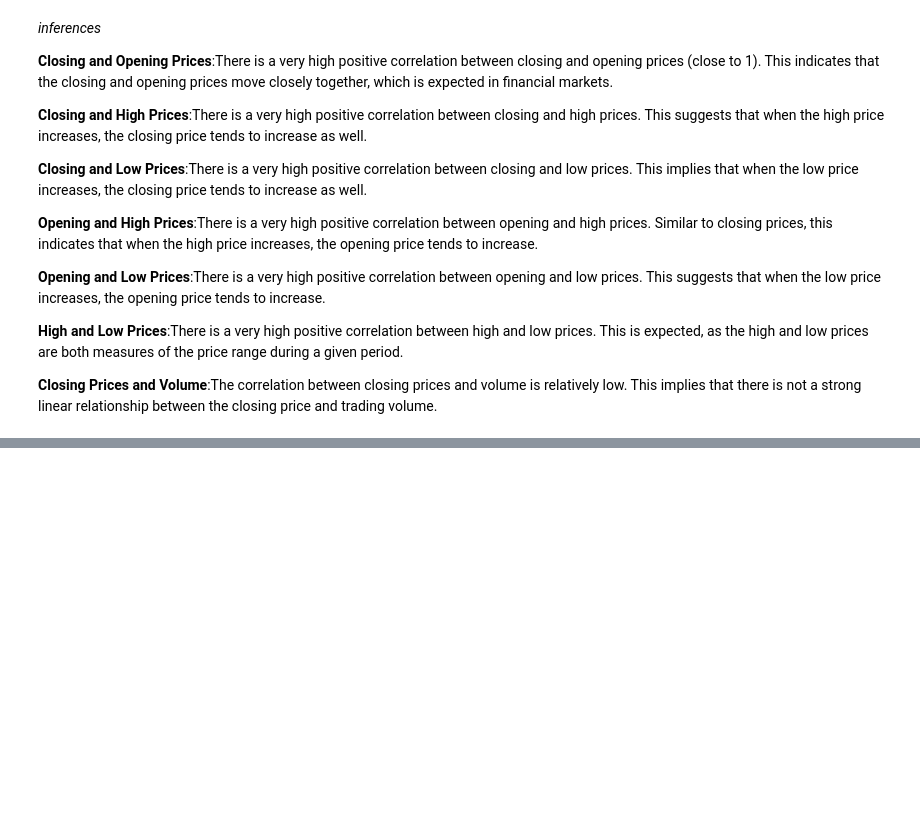
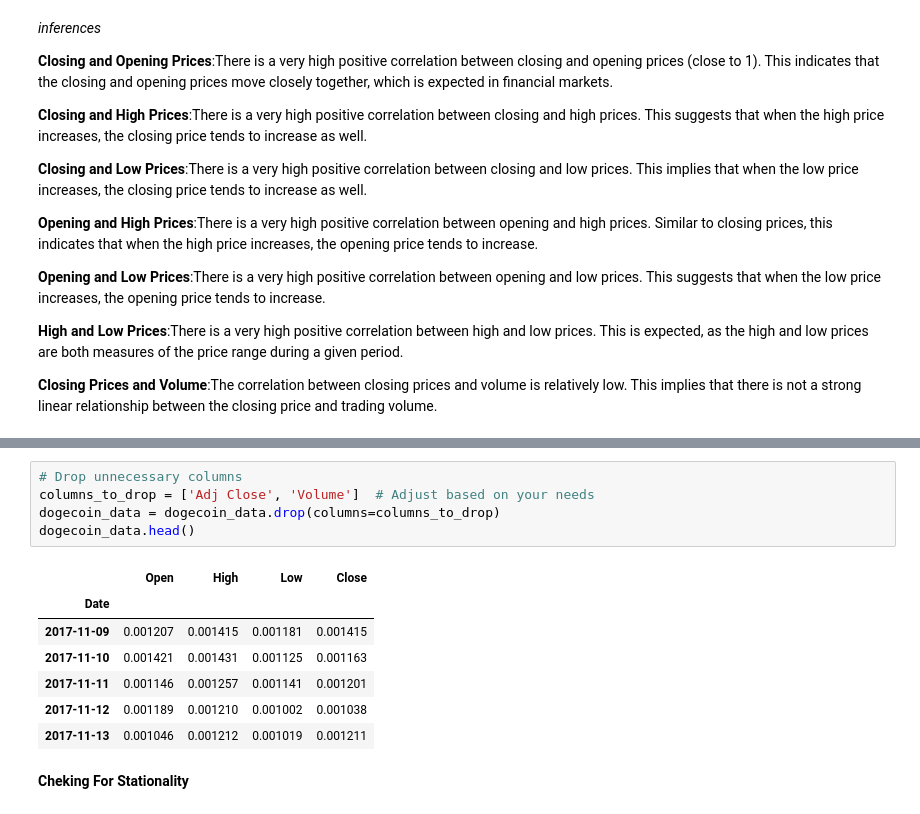
Before and after one commit to paulmachau/Dogecion-Historical-Prices, a Jupyter notebook: Dogecoin_price_prediction_LSTM.ipynb, the cells around one changed output, grey strips where cells are left out. Saved outputs shown, nothing was run; the diff lists cells and outputs as text; blank space fills up the shorter version.

```diff
--- a/Dogecoin_price_prediction_LSTM.ipynb
+++ b/Dogecoin_price_prediction_LSTM.ipynb
@@ -328,0 +369,15 @@ plt.show()
+# %%
+# Drop unnecessary columns
+columns_to_drop = ['Adj Close', 'Volume']  # Adjust based on your needs
+dogecoin_data = dogecoin_data.drop(columns=columns_to_drop)
+dogecoin_data.head()
+# %% [output]
+|  | Open | High | Low | Close |
+| Date |  |  |  |  |
+| 2017-11-09 | 0.001207 | 0.001415 | 0.001181 | 0.001415 |
+| 2017-11-10 | 0.001421 | 0.001431 | 0.001125 | 0.001163 |
+| 2017-11-11 | 0.001146 | 0.001257 | 0.001141 | 0.001201 |
+| 2017-11-12 | 0.001189 | 0.001210 | 0.001002 | 0.001038 |
+| 2017-11-13 | 0.001046 | 0.001212 | 0.001019 | 0.001211 |
+# %% [markdown]
+**Cheking For Stationality**
```
Also changed, not shown: parts of 13 cells of this notebook.
